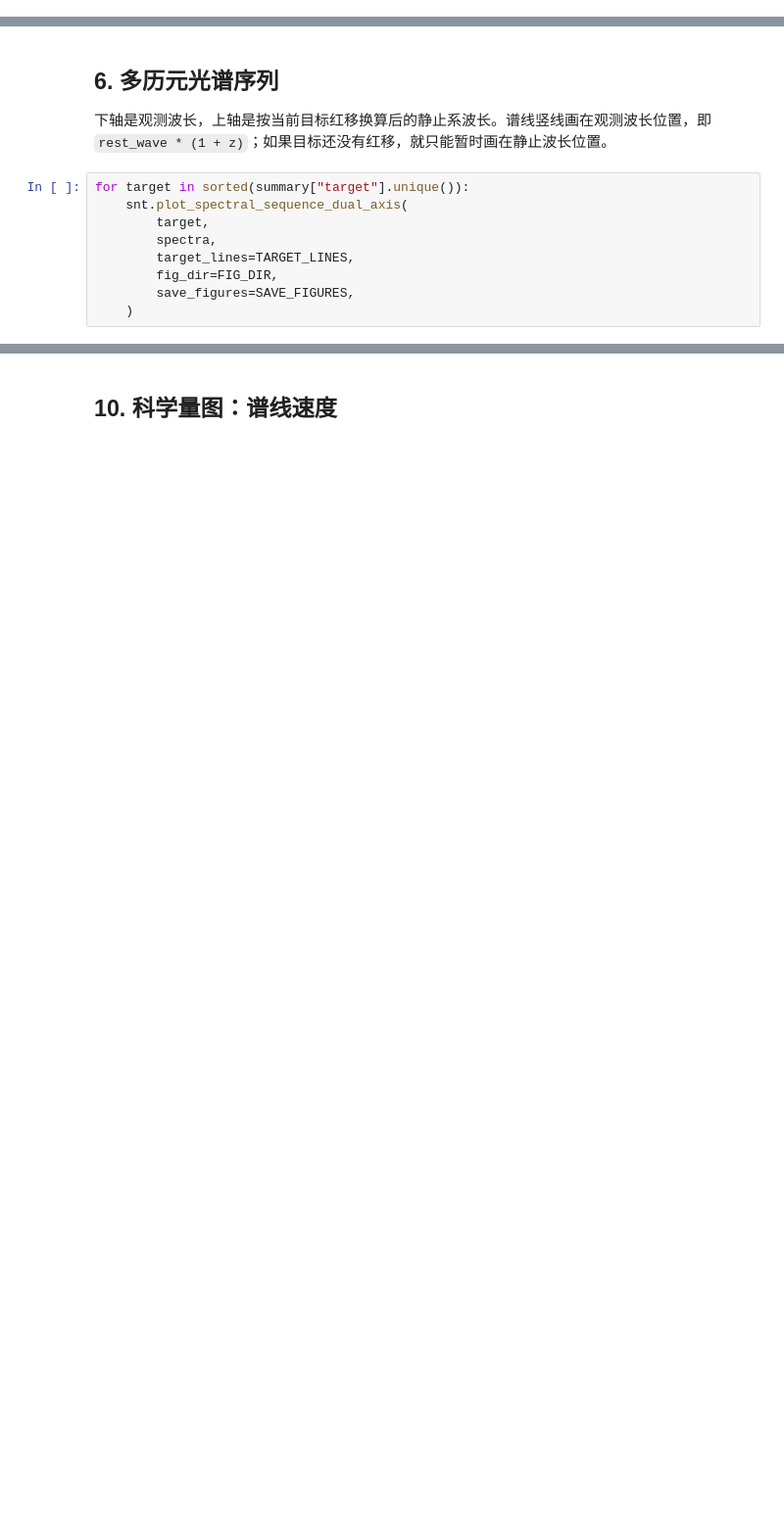
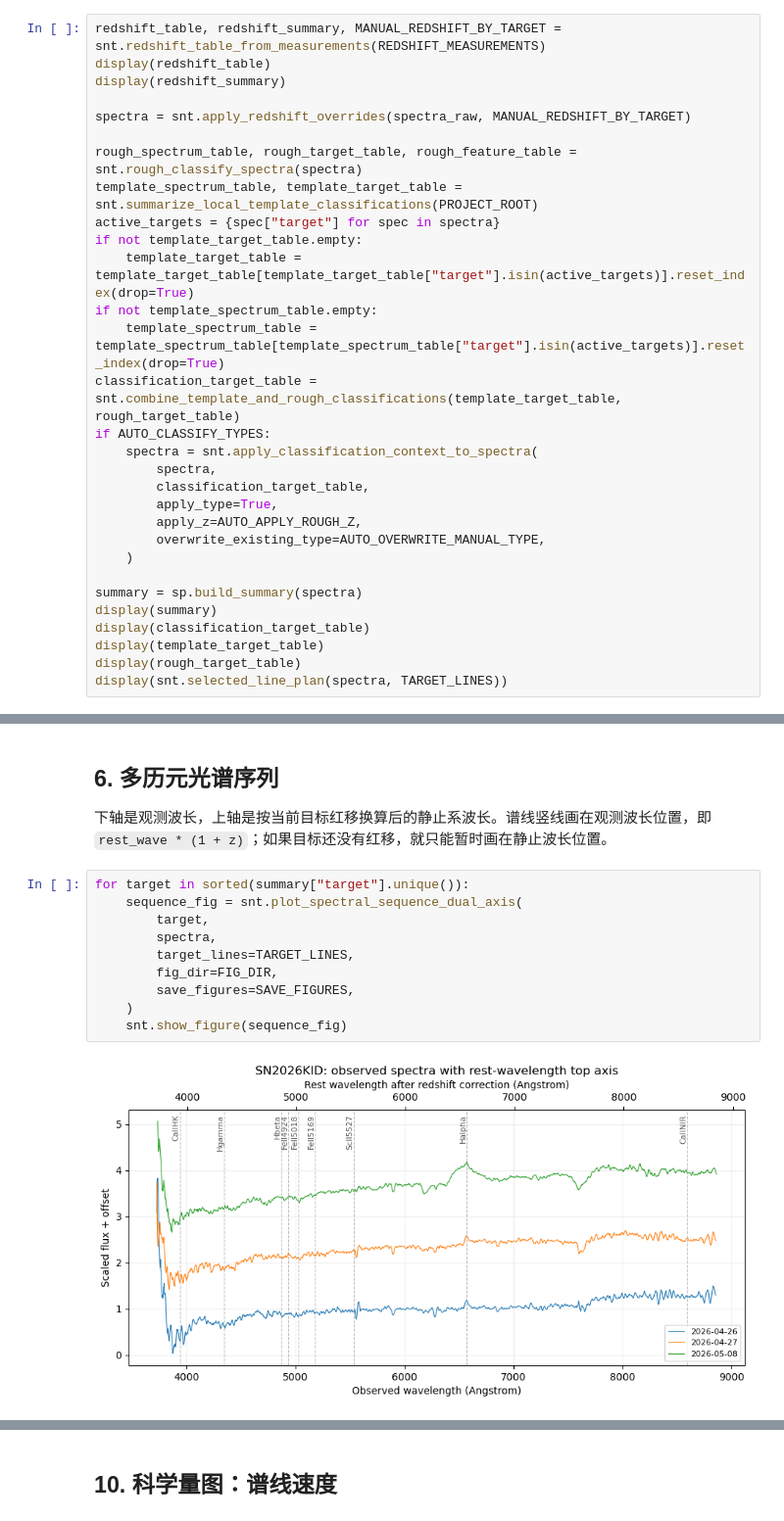
Before and after one commit to Zzzaurak/obsastro-sn-pipeline, a Jupyter notebook: notebooks/02_spectral_analysis_pipeline.ipynb, the cells around one changed output, grey strips where cells are left out. Shown at 98% size. Drawn from its saved outputs; the diff is of its cells as text; blank space fills up the shorter version.

```diff
--- a/notebooks/02_spectral_analysis_pipeline.ipynb
+++ b/notebooks/02_spectral_analysis_pipeline.ipynb
@@ -169,0 +238,30 @@ display(summary)
+# %%
+redshift_table, redshift_summary, MANUAL_REDSHIFT_BY_TARGET = snt.redshift_table_from_measurements(REDSHIFT_MEASUREMENTS)
+display(redshift_table)
+display(redshift_summary)
+
+spectra = snt.apply_redshift_overrides(spectra_raw, MANUAL_REDSHIFT_BY_TARGET)
+
+rough_spectrum_table, rough_target_table, rough_feature_table = snt.rough_classify_spectra(spectra)
+template_spectrum_table, template_target_table = snt.summarize_local_template_classifications(PROJECT_ROOT)
+active_targets = {spec["target"] for spec in spectra}
+if not template_target_table.empty:
+    template_target_table = template_target_table[template_target_table["target"].isin(active_targets)].reset_index(drop=True)
+if not template_spectrum_table.empty:
+    template_spectrum_table = template_spectrum_table[template_spectrum_table["target"].isin(active_targets)].reset_index(drop=True)
+classification_target_table = snt.combine_template_and_rough_classifications(template_target_table, rough_target_table)
+if AUTO_CLASSIFY_TYPES:
+    spectra = snt.apply_classification_context_to_spectra(
+        spectra,
+        classification_target_table,
+        apply_type=True,
+        apply_z=AUTO_APPLY_ROUGH_Z,
+        overwrite_existing_type=AUTO_OVERWRITE_MANUAL_TYPE,
+    )
+
+summary = sp.build_summary(spectra)
+display(summary)
+display(classification_target_table)
+display(template_target_table)
+display(rough_target_table)
+display(snt.selected_line_plan(spectra, TARGET_LINES))
@@ -173,10 +290,13 @@ display(summary)
 下轴是观测波长，上轴是按当前目标红移换算后的静止系波长。谱线竖线画在观测波长位置，即 `rest_wave * (1 + z)`；如果目标还没有红移，就只能暂时画在静止波长位置。
 # %%
 for target in sorted(summary["target"].unique()):
-    snt.plot_spectral_sequence_dual_axis(
+    sequence_fig = snt.plot_spectral_sequence_dual_axis(
         target,
         spectra,
         target_lines=TARGET_LINES,
         fig_dir=FIG_DIR,
         save_figures=SAVE_FIGURES,
     )
+    snt.show_figure(sequence_fig)
+# %% [output]
+[figure, added]
```
Also changed, not shown: parts of 35 cells of this notebook, 4 other files.
